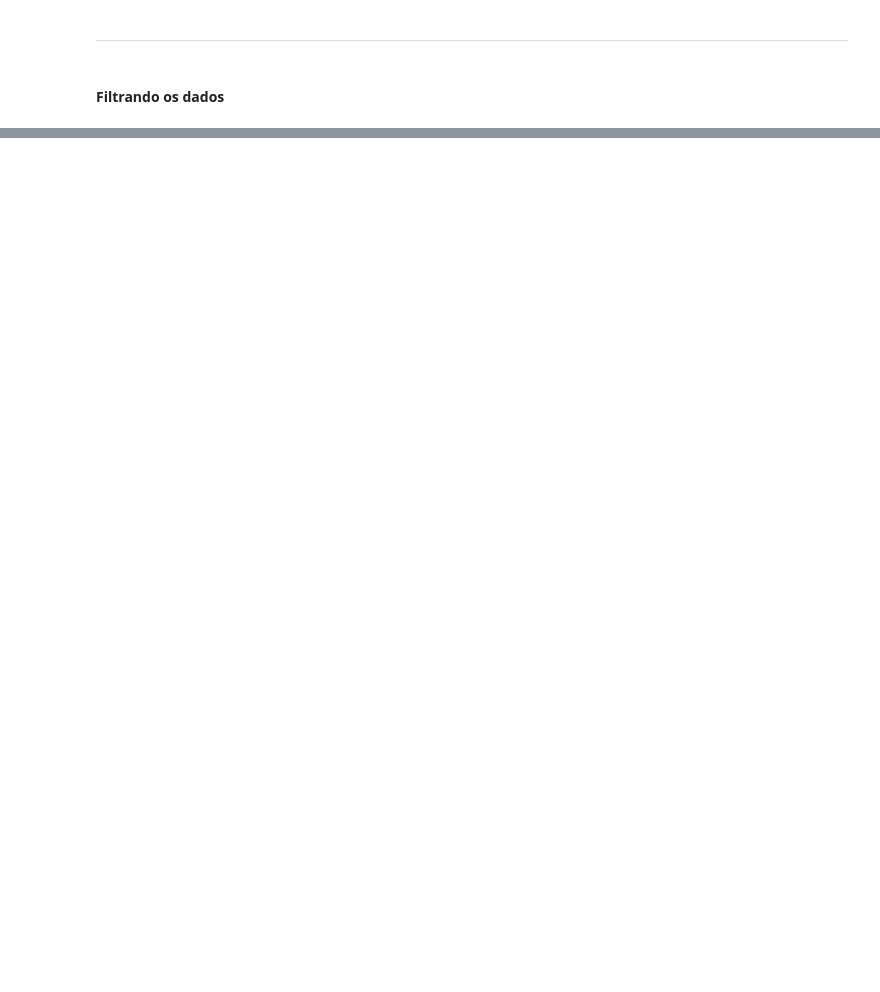
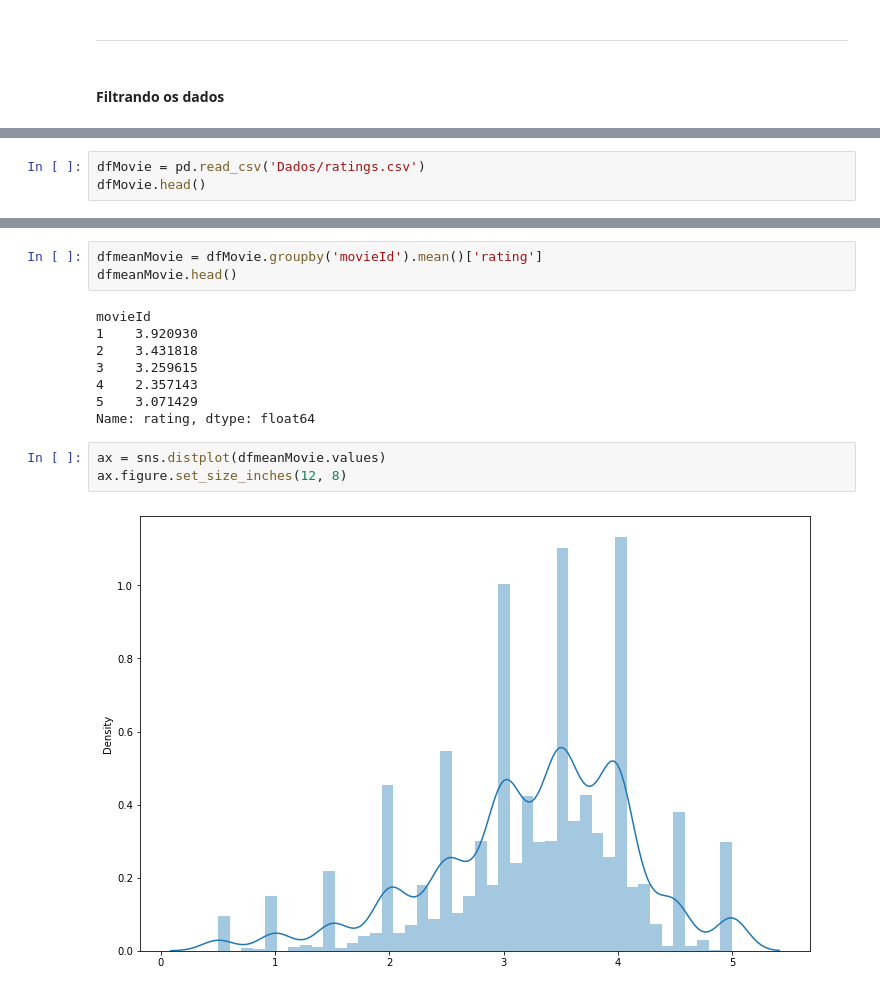
Before and after one commit to Marcus-Bernard0/data_science_alura, a Jupyter notebook: 11 - Testes estatísticos/Projeto.ipynb, the cells around one changed output, grey strips where cells are left out. Drawn from its saved outputs; the diff is of its cells as text; blank space fills up the shorter version.

Commit message:
analise cumulativa visual

```diff
--- a/11 - Testes estatísticos/Projeto.ipynb
+++ b/11 - Testes estatísticos/Projeto.ipynb
@@ -124,0 +127,3 @@ Text(0.5, 1.0, 'Média dos votos filmes com dez ou mais votos')
+# %%
+dfMovie = pd.read_csv('Dados/ratings.csv')
+dfMovie.head()
@@ -124,0 +137,16 @@ Text(0.5, 1.0, 'Média dos votos filmes com dez ou mais votos')
+# %%
+dfmeanMovie = dfMovie.groupby('movieId').mean()['rating']
+dfmeanMovie.head()
+# %% [output]
+movieId
+1    3.920930
+2    3.431818
+3    3.259615
+4    2.357143
+5    3.071429
+Name: rating, dtype: float64
+# %%
+ax = sns.distplot(dfmeanMovie.values)
+ax.figure.set_size_inches(12, 8)
+# %% [output]
+[figure, added]
```
Also changed, not shown: parts of 17 cells of this notebook.
